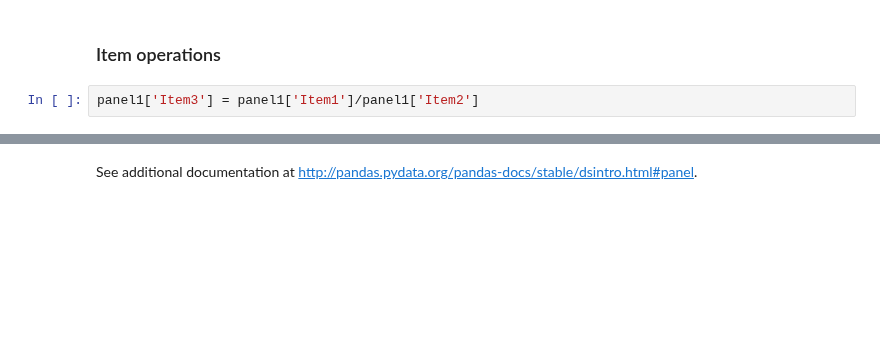
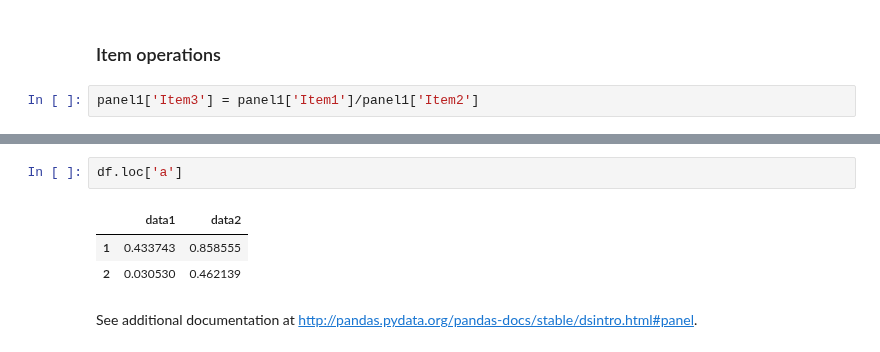
Before and after one commit to cuttlefishh/python-for-data-analysis, a Jupyter notebook: lessons/lesson18.ipynb, the cells around one changed output, grey strips where cells are left out. Saved outputs shown, nothing was run; the diff lists cells and outputs as text; blank space fills up the shorter version.

```diff
--- a/lessons/lesson18.ipynb
+++ b/lessons/lesson18.ipynb
@@ -527,2 +548,8 @@ panel1['Item3']
+# %%
+df.loc['a']
+# %% [output]
+|  | data1 | data2 |
+| 1 | 0.433743 | 0.858555 |
+| 2 | 0.030530 | 0.462139 |
 # %% [markdown]
 See additional documentation at <http://pandas.pydata.org/pandas-docs/stable/dsintro.html#panel>.
```
Also changed, not shown: parts of 15 cells of this notebook.
